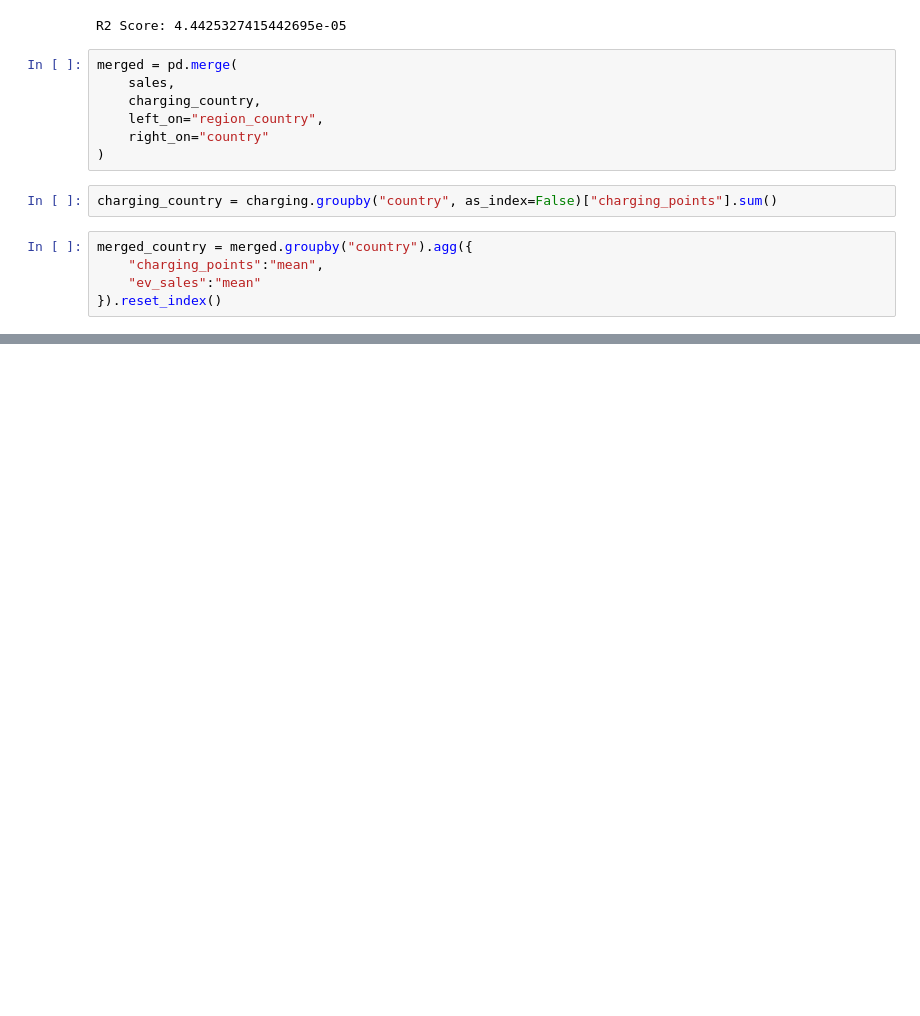
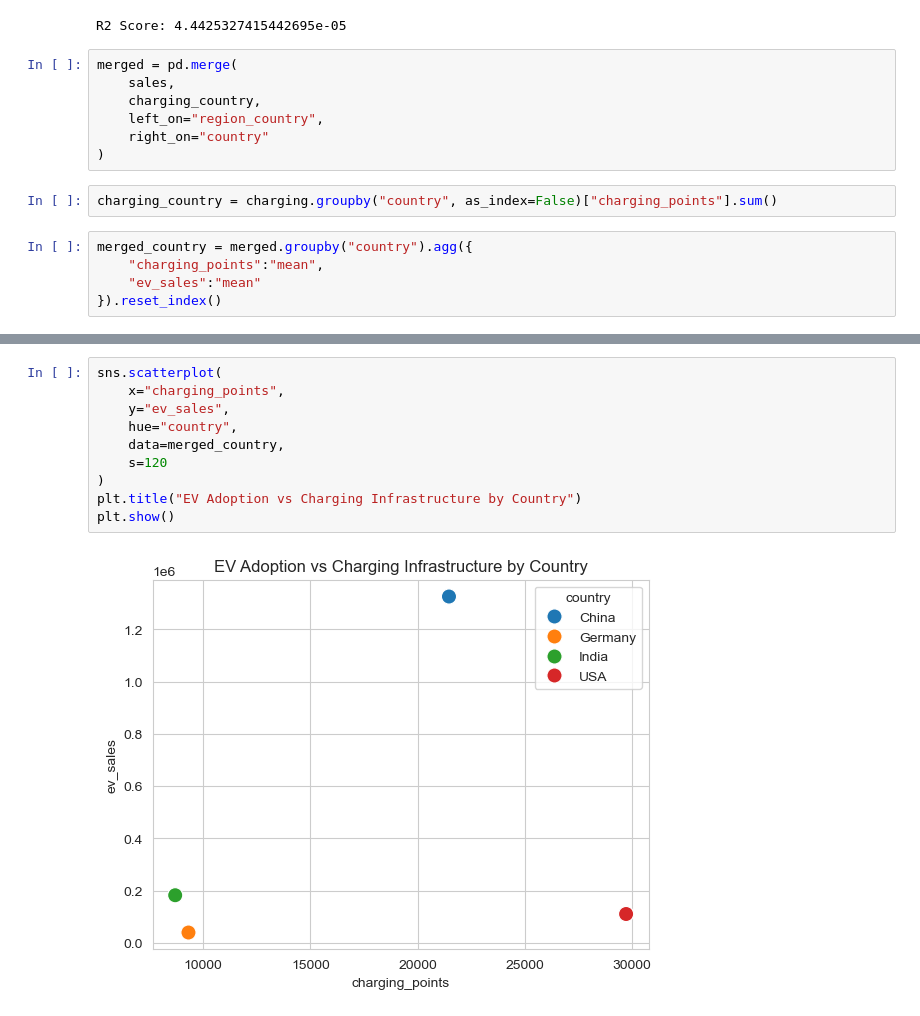
Before and after one commit to AnanthaRam-GS/eVehicle-adoption-analytics, a Jupyter notebook: notebooks/time_series.ipynb, the cells around one changed output, grey strips where cells are left out. Drawn from its saved outputs; the diff is of its cells as text; blank space fills up the shorter version.

```diff
--- a/notebooks/time_series.ipynb
+++ b/notebooks/time_series.ipynb
@@ -171,0 +186,12 @@ merged_country = merged.groupby("country").agg({
+# %%
+sns.scatterplot(
+    x="charging_points",
+    y="ev_sales",
+    hue="country",
+    data=merged_country,
+    s=120
+)
+plt.title("EV Adoption vs Charging Infrastructure by Country")
+plt.show()
+# %% [output]
+[figure, added]
```
Also changed, not shown: parts of 1 cell of this notebook.
